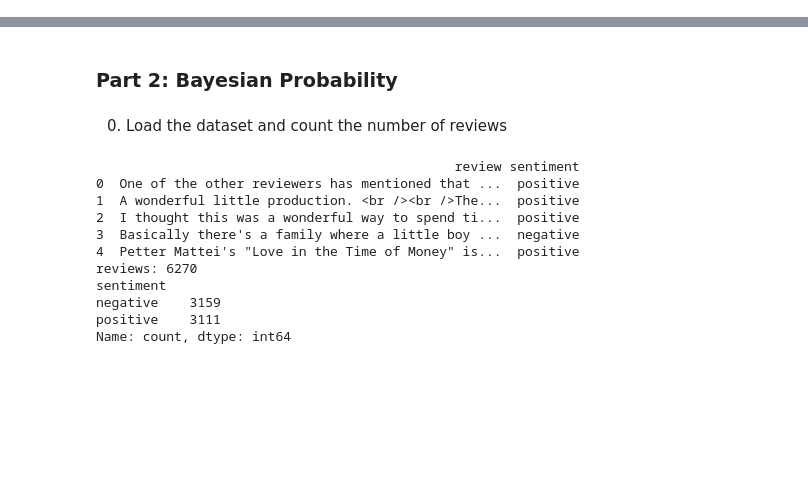
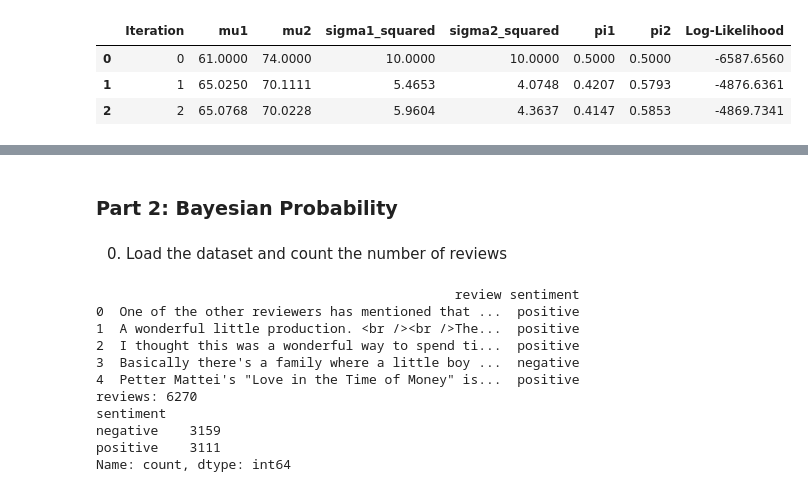
Before and after one commit to MBeckyAlek/Formative3_ML_C1, a Jupyter notebook: Formative3.ipynb, the cells around one changed output, grey strips where cells are left out. Saved outputs shown, nothing was run; the diff lists cells and outputs as text; code cells hidden in the pictures; blank space fills up the shorter version.

```diff
--- a/Formative3.ipynb
+++ b/Formative3.ipynb
@@ -20,13 +10,11 @@ df.head()
 # %%
-fathers = df['father'].values
-children = df['childHeight'].values
 
-heights = np.concatenate([fathers,children])
+df = pd.read_csv("GaltonFamilies.csv")
+heights = np.concatenate([df["father"].dropna(), df["childHeight"].dropna()]).astype(float)
 
 np.random.seed(42)
 np.random.shuffle(heights)
 
-print(f"Combined dataset created!")
-print(f"Total heights records : {len(heights)}")
-print(f"sample heights : {heights[:5]}")
+print("Total heights:", len(heights))
+print("First five heights:", heights[:5])
 # %% [output]
@@ -113,0 +56,31 @@ display(tracking_df)
+# %%
+def run_em(heights, num_iterations=10):
+    mu1, mu2, sigma1_2, sigma2_2, pi1, pi2 = initialise_gmm(heights)
+    history = []
+
+    for i in range(num_iterations + 1):
+        resp1, resp2, ll = expectation_step(heights, mu1, mu2, sigma1_2, sigma2_2, pi1, pi2)
+
+        history.append([i, mu1, mu2, sigma1_2, sigma2_2, pi1, pi2, ll])
+
+        if i == num_iterations:
+            break
+
+        mu1, mu2, sigma1_2, sigma2_2, pi1, pi2 = maximisation_step(heights, resp1, resp2)
+
+    columns = ["Iteration", "mu1", "mu2", "sigma1_squared", "sigma2_squared", "pi1", "pi2", "Log-Likelihood"]
+    return pd.DataFrame(history, columns=columns), {
+        "mu1": mu1, "mu2": mu2,
+        "sigma1_squared": sigma1_2, "sigma2_squared": sigma2_2,
+        "pi1": pi1, "pi2": pi2
+    }
+
+
+tracking_df, final_params = run_em(heights, 10)
+
+display(tracking_df.head(3).round(4))
+# %% [output]
+|  | Iteration | mu1 | mu2 | sigma1_squared | sigma2_squared | pi1 | pi2 | Log-Likelihood |
+| 0 | 0 | 61.0000 | 74.0000 | 10.0000 | 10.0000 | 0.5000 | 0.5000 | -6587.6560 |
+| 1 | 1 | 65.0250 | 70.1111 | 5.4653 | 4.0748 | 0.4207 | 0.5793 | -4876.6361 |
+| 2 | 2 | 65.0768 | 70.0228 | 5.9604 | 4.3637 | 0.4147 | 0.5853 | -4869.7341 |
```
Also changed, not shown: parts of 15 cells of this notebook.
